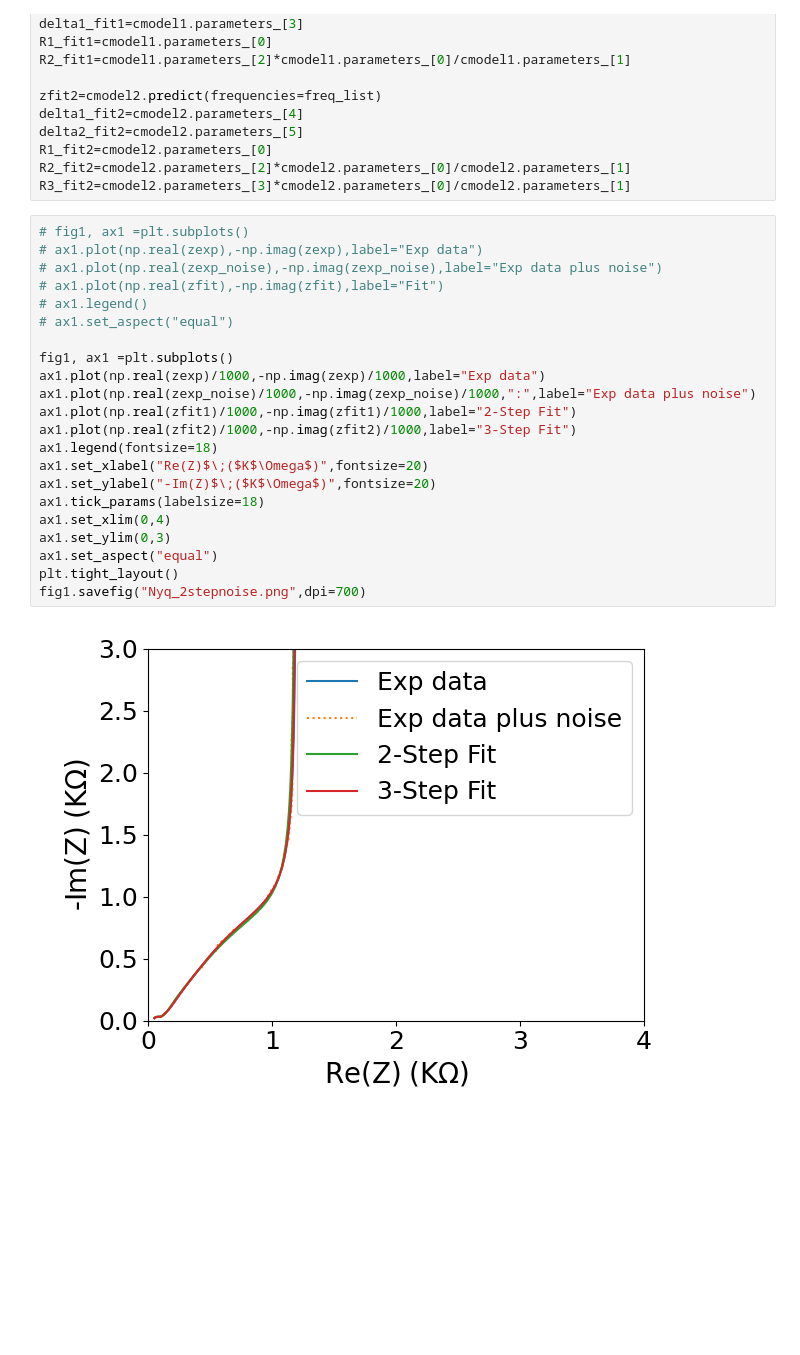
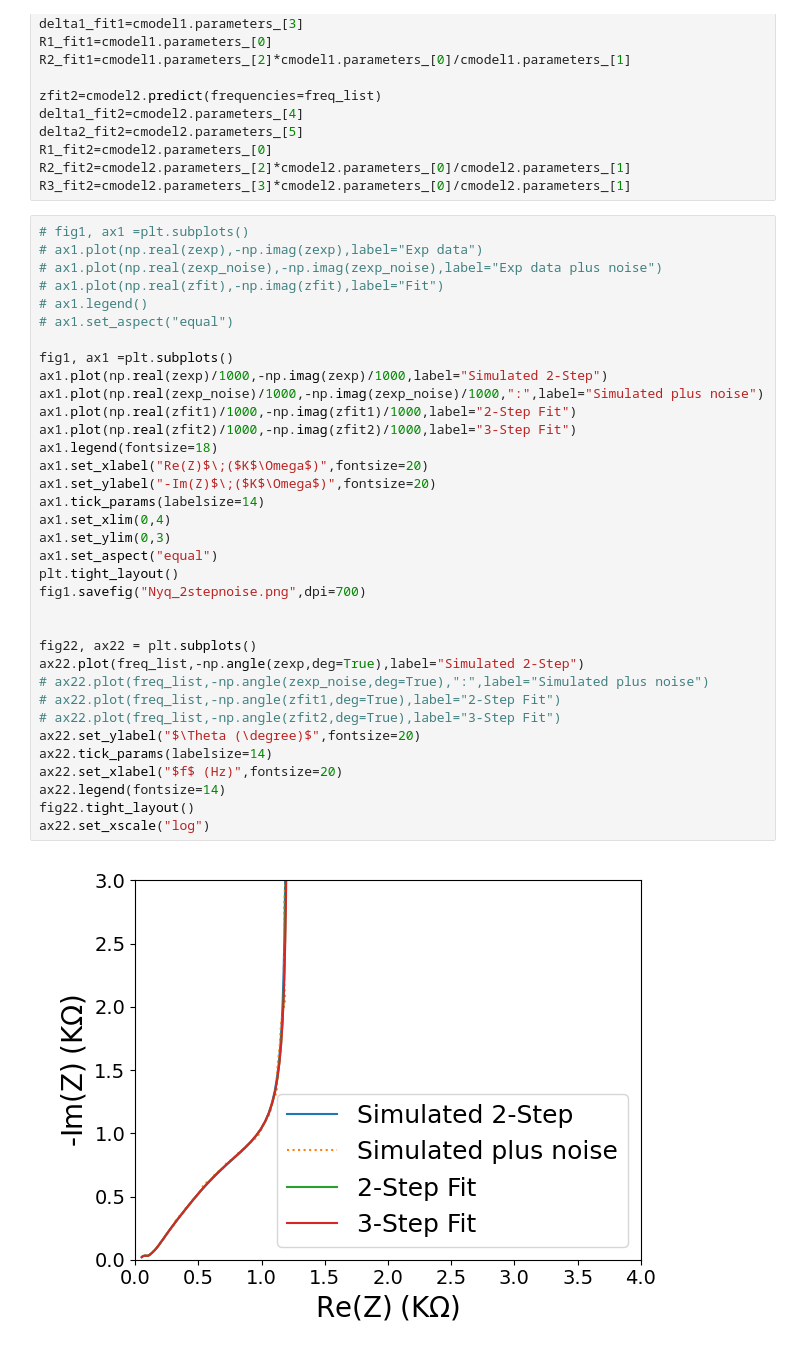
Before and after one commit to Yugal0/fitting-final, a Jupyter notebook: Noise added/2step.ipynb, the cells around one changed output. Cells and saved outputs as stored; diff of their text form; blank space fills up the shorter version.

```diff
--- a/Noise added/2step.ipynb
+++ b/Noise added/2step.ipynb
@@ -100,24 +100,37 @@ R3_fit2=cmodel2.parameters_[3]*cmodel2.parameters_[0]/cmodel2.parameters_[1]
 # %%
 # fig1, ax1 =plt.subplots()
 # ax1.plot(np.real(zexp),-np.imag(zexp),label="Exp data")
 # ax1.plot(np.real(zexp_noise),-np.imag(zexp_noise),label="Exp data plus noise")
 # ax1.plot(np.real(zfit),-np.imag(zfit),label="Fit")
 # ax1.legend()
 # ax1.set_aspect("equal")
 
 fig1, ax1 =plt.subplots()
-ax1.plot(np.real(zexp)/1000,-np.imag(zexp)/1000,label="Exp data")
-ax1.plot(np.real(zexp_noise)/1000,-np.imag(zexp_noise)/1000,":",label="Exp data plus noise")
+ax1.plot(np.real(zexp)/1000,-np.imag(zexp)/1000,label="Simulated 2-Step")
+ax1.plot(np.real(zexp_noise)/1000,-np.imag(zexp_noise)/1000,":",label="Simulated plus noise")
 ax1.plot(np.real(zfit1)/1000,-np.imag(zfit1)/1000,label="2-Step Fit")
 ax1.plot(np.real(zfit2)/1000,-np.imag(zfit2)/1000,label="3-Step Fit")
 ax1.legend(fontsize=18)
 ax1.set_xlabel("Re(Z)$\;($K$\Omega$)",fontsize=20)
 ax1.set_ylabel("-Im(Z)$\;($K$\Omega$)",fontsize=20)
-ax1.tick_params(labelsize=18)
+ax1.tick_params(labelsize=14)
 ax1.set_xlim(0,4)
 ax1.set_ylim(0,3)
 ax1.set_aspect("equal")
 plt.tight_layout()
 fig1.savefig("Nyq_2stepnoise.png",dpi=700)
+
+
+fig22, ax22 = plt.subplots()
+ax22.plot(freq_list,-np.angle(zexp,deg=True),label="Simulated 2-Step")
+# ax22.plot(freq_list,-np.angle(zexp_noise,deg=True),":",label="Simulated plus noise")
+# ax22.plot(freq_list,-np.angle(zfit1,deg=True),label="2-Step Fit")
+# ax22.plot(freq_list,-np.angle(zfit2,deg=True),label="3-Step Fit")
+ax22.set_ylabel("$\Theta (\degree)$",fontsize=20)
+ax22.tick_params(labelsize=14)
+ax22.set_xlabel("$f$ (Hz)",fontsize=20)
+ax22.legend(fontsize=14)
+fig22.tight_layout()
+ax22.set_xscale("log")
 # %% [output]
-[figure, old version]
+[figure, new version]
```
Also changed, not shown: parts of 3 cells of this notebook, 6 other files.
